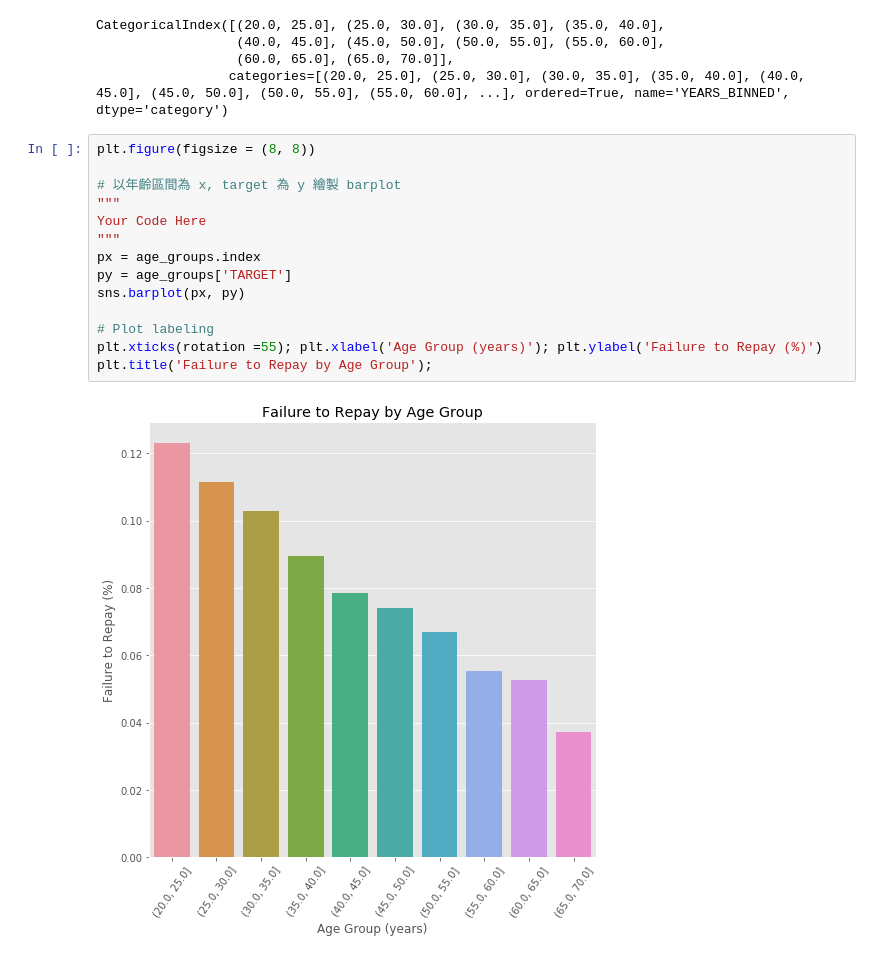
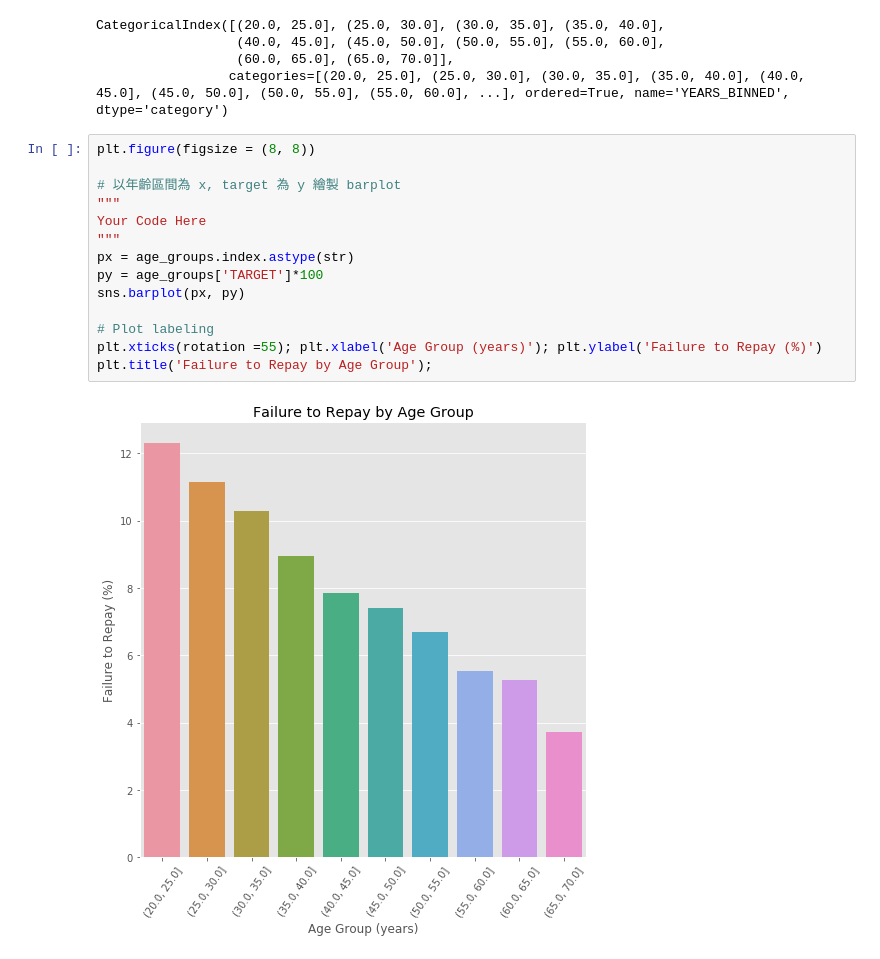
Before and after one commit to JohnsonFin/ML100Days, a Jupyter notebook: Homework/Day16/Day_016_HW.ipynb, the cells around one changed output. Cells and saved outputs as stored; diff of their text form.

```diff
--- a/Homework/Day16/Day_016_HW.ipynb
+++ b/Homework/Day16/Day_016_HW.ipynb
@@ -138,16 +139,16 @@ CategoricalIndex([(20.0, 25.0], (25.0, 30.0], (30.0, 35.0], (35.0, 40.0],
 # %%
 plt.figure(figsize = (8, 8))
 
 # 以年齡區間為 x, target 為 y 繪製 barplot
 """
 Your Code Here
 """
-px = age_groups.index
-py = age_groups['TARGET']
+px = age_groups.index.astype(str)
+py = age_groups['TARGET']*100
 sns.barplot(px, py)
 
 # Plot labeling
 plt.xticks(rotation =55); plt.xlabel('Age Group (years)'); plt.ylabel('Failure to Repay (%)')
 plt.title('Failure to Repay by Age Group');
 # %% [output]
-[figure, old version]
+[figure, new version]
```
Also changed, not shown: parts of 1 cell of this notebook.
